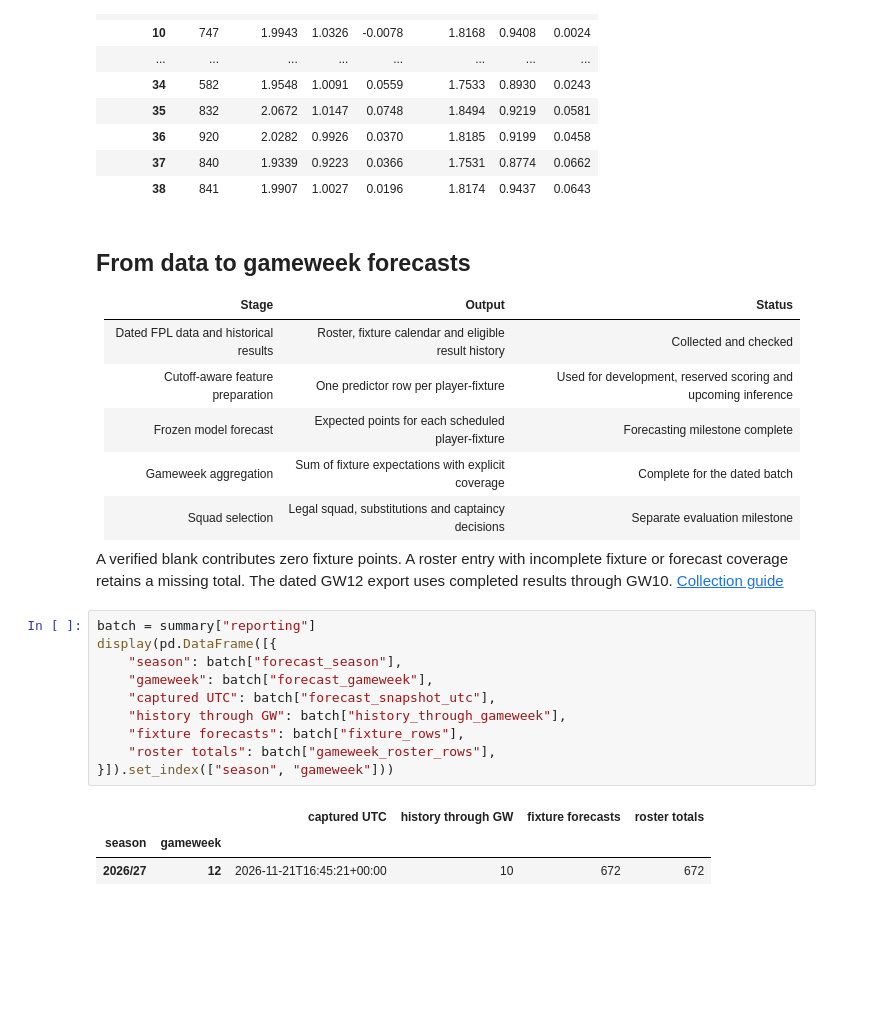
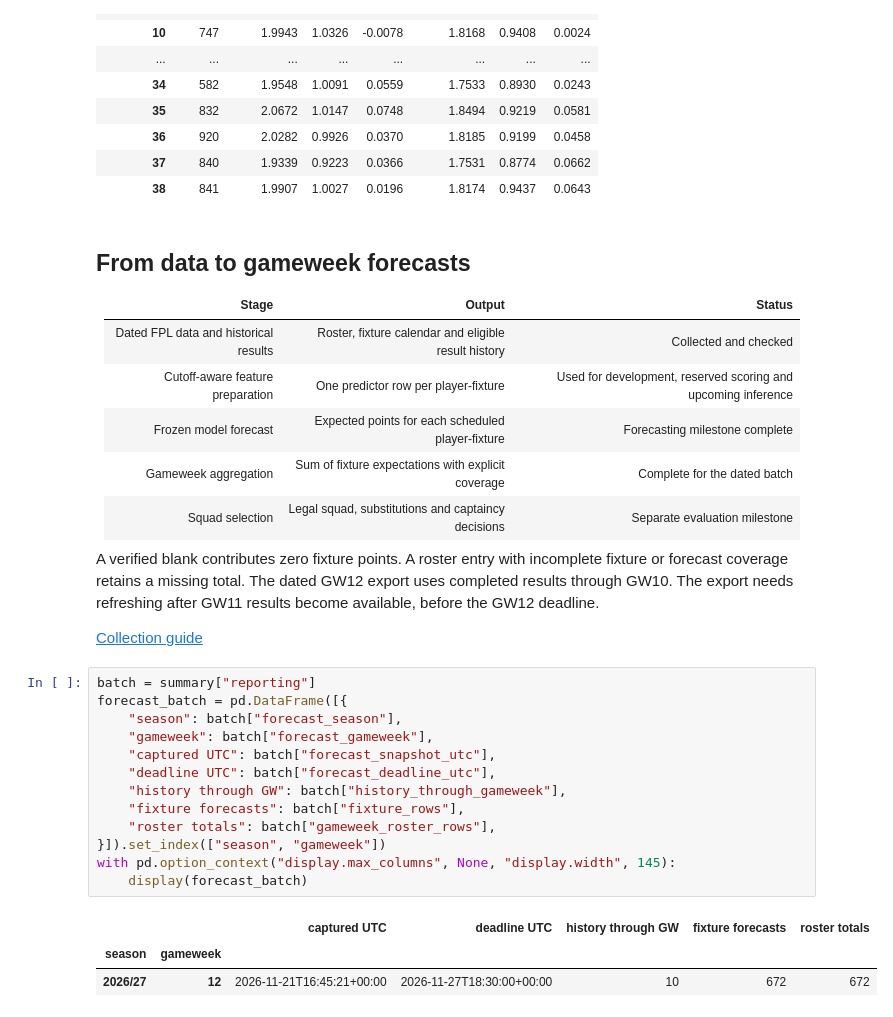
Before and after one commit to junglemvn/fpl-analytics, a Jupyter notebook: notebooks/04_model_results.ipynb, the cells around one changed output. Saved outputs shown, nothing was run; the diff lists cells and outputs as text; blank space fills up the shorter version.

```diff
--- a/notebooks/04_model_results.ipynb
+++ b/notebooks/04_model_results.ipynb
@@ -223,18 +226,24 @@ with pd.option_context("display.max_rows", 40):
 
 A verified blank contributes zero fixture points. A roster entry with
 incomplete fixture or forecast coverage retains a missing total.
-The dated GW12 export uses completed results through GW10. [Collection guide](../docs/fpl_collection_learning.md)
+The dated GW12 export uses completed results through GW10. The export needs
+refreshing after GW11 results become available, before the GW12 deadline.
+
+[Collection guide](../docs/fpl_collection_learning.md)
 # %%
 batch = summary["reporting"]
-display(pd.DataFrame([{
+forecast_batch = pd.DataFrame([{
     "season": batch["forecast_season"],
     "gameweek": batch["forecast_gameweek"],
     "captured UTC": batch["forecast_snapshot_utc"],
+    "deadline UTC": batch["forecast_deadline_utc"],
     "history through GW": batch["history_through_gameweek"],
     "fixture forecasts": batch["fixture_rows"],
     "roster totals": batch["gameweek_roster_rows"],
-}]).set_index(["season", "gameweek"]))
+}]).set_index(["season", "gameweek"])
+with pd.option_context("display.max_columns", None, "display.width", 145):
+    display(forecast_batch)
 # %% [output]
-|  |  | captured UTC | history through GW | fixture forecasts | roster totals |
-| season | gameweek |  |  |  |  |
-| 2026/27 | 12 | 2026-11-21T16:45:21+00:00 | 10 | 672 | 672 |
+|  |  | captured UTC | deadline UTC | history through GW | fixture forecasts | roster totals |
+| season | gameweek |  |  |  |  |  |
+| 2026/27 | 12 | 2026-11-21T16:45:21+00:00 | 2026-11-27T18:30:00+00:00 | 10 | 672 | 672 |
```
Also changed, not shown: parts of 1 cell of this notebook.
